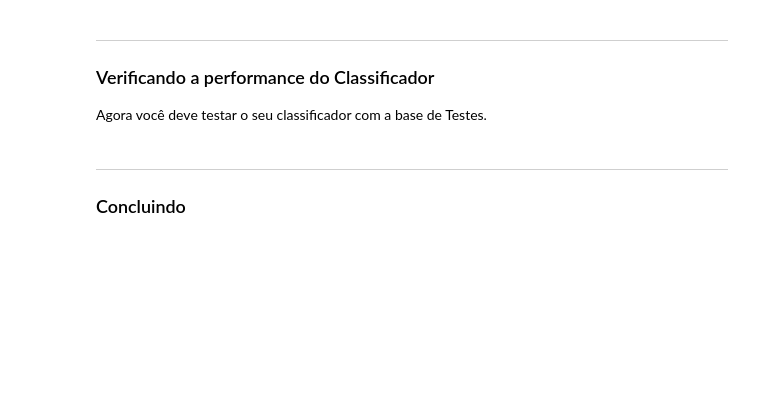
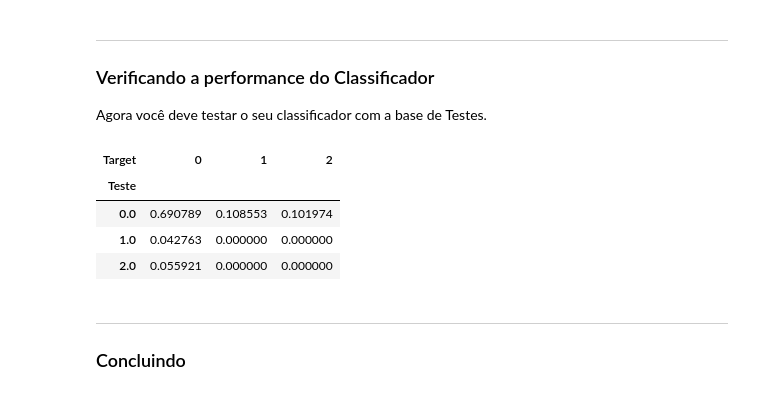
Before and after one commit to insper-classroom/22-2a-cd-p1-grupo_alexiabp, a Jupyter notebook: notebooks/relatorio_modelo.ipynb, the cells around one changed output. Saved outputs shown, nothing was run; the diff lists cells and outputs as text; code cells hidden in the pictures; blank space fills up the shorter version.

```diff
--- a/notebooks/relatorio_modelo.ipynb
+++ b/notebooks/relatorio_modelo.ipynb
@@ -327,6 +418,15 @@ ___
 ### Verificando a performance do Classificador
 
 Agora você deve testar o seu classificador com a base de Testes.
+# %%
+comparacao = pd.crosstab(test.Teste, test.Target, normalize= True)
+comparacao
+# %% [output]
+| Target | 0 | 1 | 2 |
+| Teste |  |  |  |
+| 0.0 | 0.690789 | 0.108553 | 0.101974 |
+| 1.0 | 0.042763 | 0.000000 | 0.000000 |
+| 2.0 | 0.055921 | 0.000000 | 0.000000 |
 # %% [markdown]
 ___
 ### Concluindo
```
Also changed, not shown: parts of 19 cells of this notebook.
